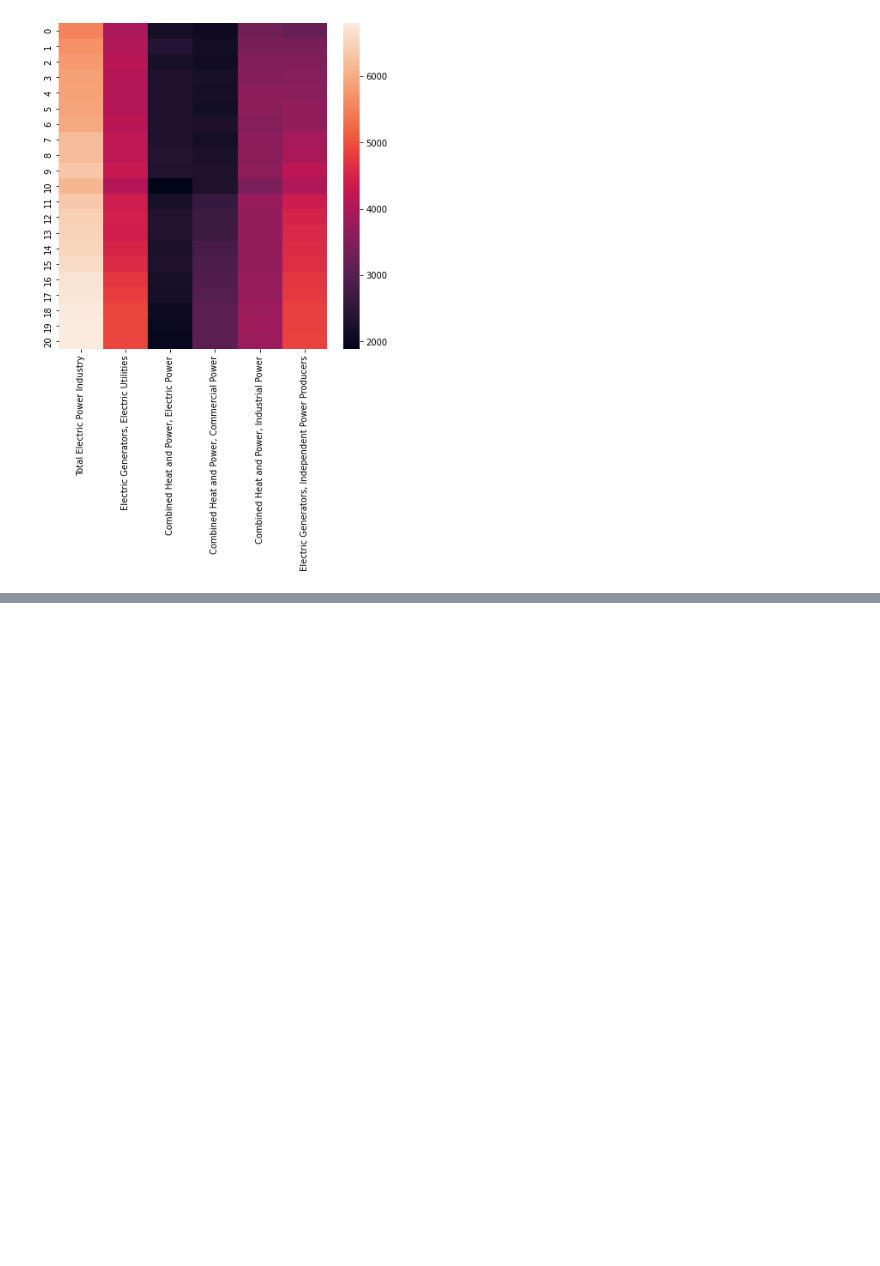
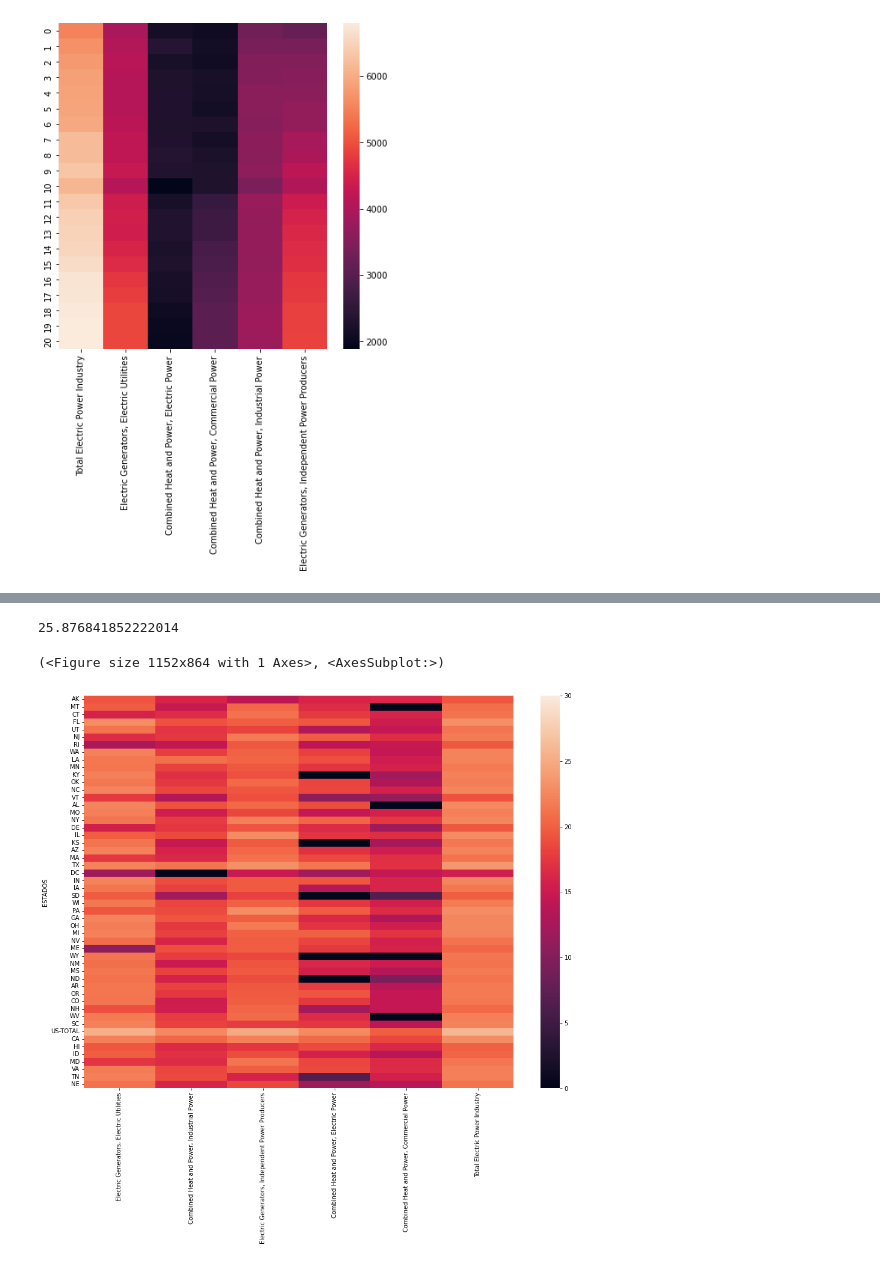
Before and after one commit to EnriqueLaguna/ProyectoAnalisisDatos, a Jupyter notebook: Codigo/graficas.ipynb, the cells around one changed output, grey strips where cells are left out. Saved outputs shown, nothing was run; the diff lists cells and outputs as text; code cells hidden in the pictures; blank space fills up the shorter version.

Commit message:
Heatmap de output de tipo de productor por estado

```diff
--- a/Codigo/graficas.ipynb
+++ b/Codigo/graficas.ipynb
@@ -608,0 +584,5 @@ sns.heatmap(dfTipoProductorXYearChido)
+# %%
+STATES  = set(energia_df['STATE'])
+STATES
+ToP = set(energia_df['TYPE OF PRODUCER'])
+ToP
@@ -608,0 +613,25 @@ sns.heatmap(dfTipoProductorXYearChido)
+# %%
+import math
+
+
+columnas = ['ESTADOS']
+for i in ToP:
+    columnas.append(i)
+
+state_top = pd.DataFrame(columns = columnas)
+
+for i in STATES:
+    temp = energia_df.loc[(energia_df['STATE'] == i)]
+    lista = [str(i)]
+
+    for j in ToP:
+        temp2 = temp.loc[(temp['TYPE OF PRODUCER'] == j)
+        suma = temp2['GENERATION'].sum()
+        if(suma >=1):
+            lista.append(math.log(suma))
+        else:
+            lista.append(0)
+    state_top.loc[len(state_top.index)] = lista
+
+state_top = state_top.set_index('ESTADOS')
+state_top
@@ -608,0 +657,11 @@ sns.heatmap(dfTipoProductorXYearChido)
+# %%
+valores = [max(state_top[i]) for i in state_top]
+print(max(valores))
+# %% [output]
+25.876841852222014
+# %%
+plt.subplots(figsize=(16, 12))
+ax = sns.heatmap(state_top, vmin=0.0, vmax=30.0)
+# %% [output]
+(<Figure size 1152x864 with 1 Axes>, <AxesSubplot:>)
+[figure, added]
```
Also changed, not shown: parts of 8 cells of this notebook.
